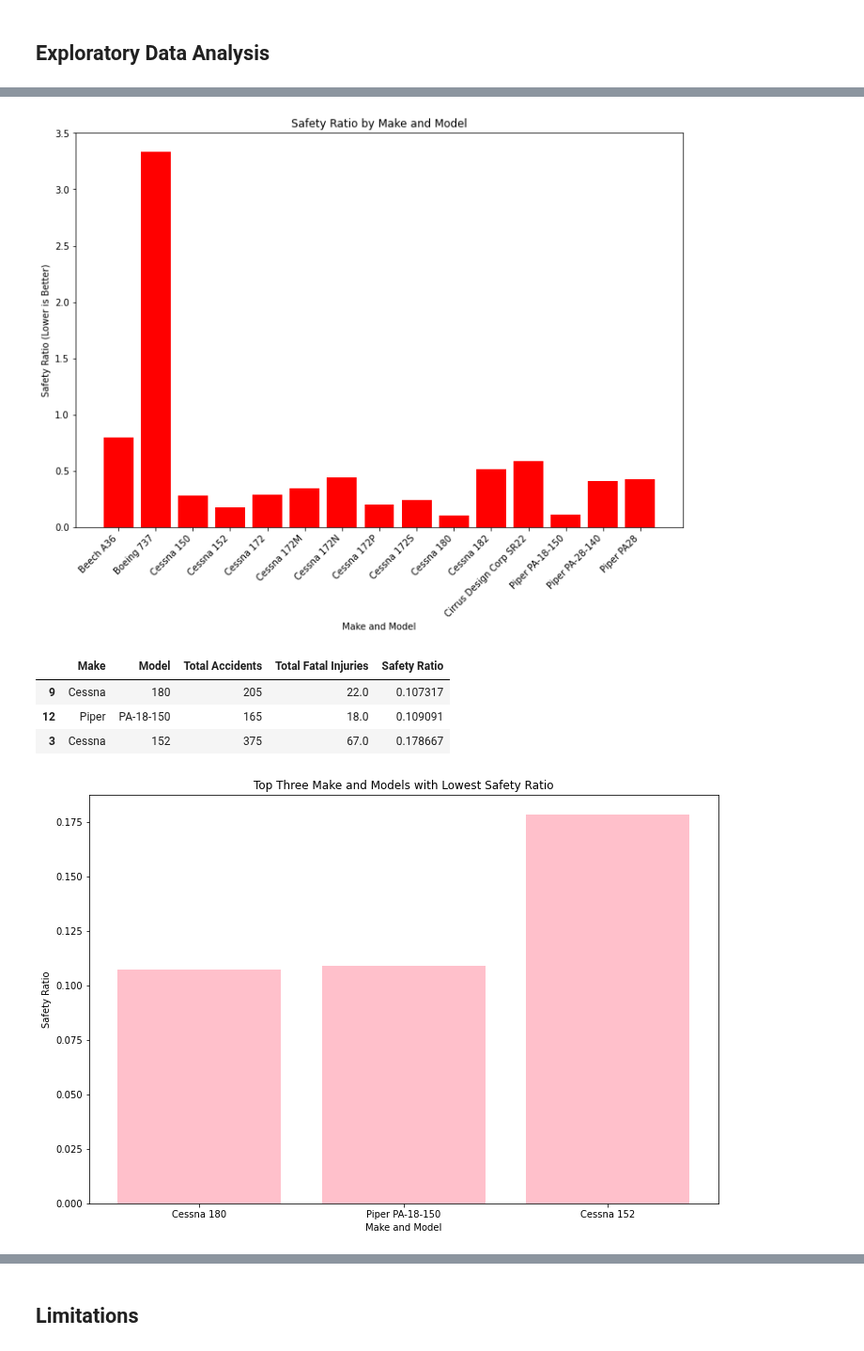
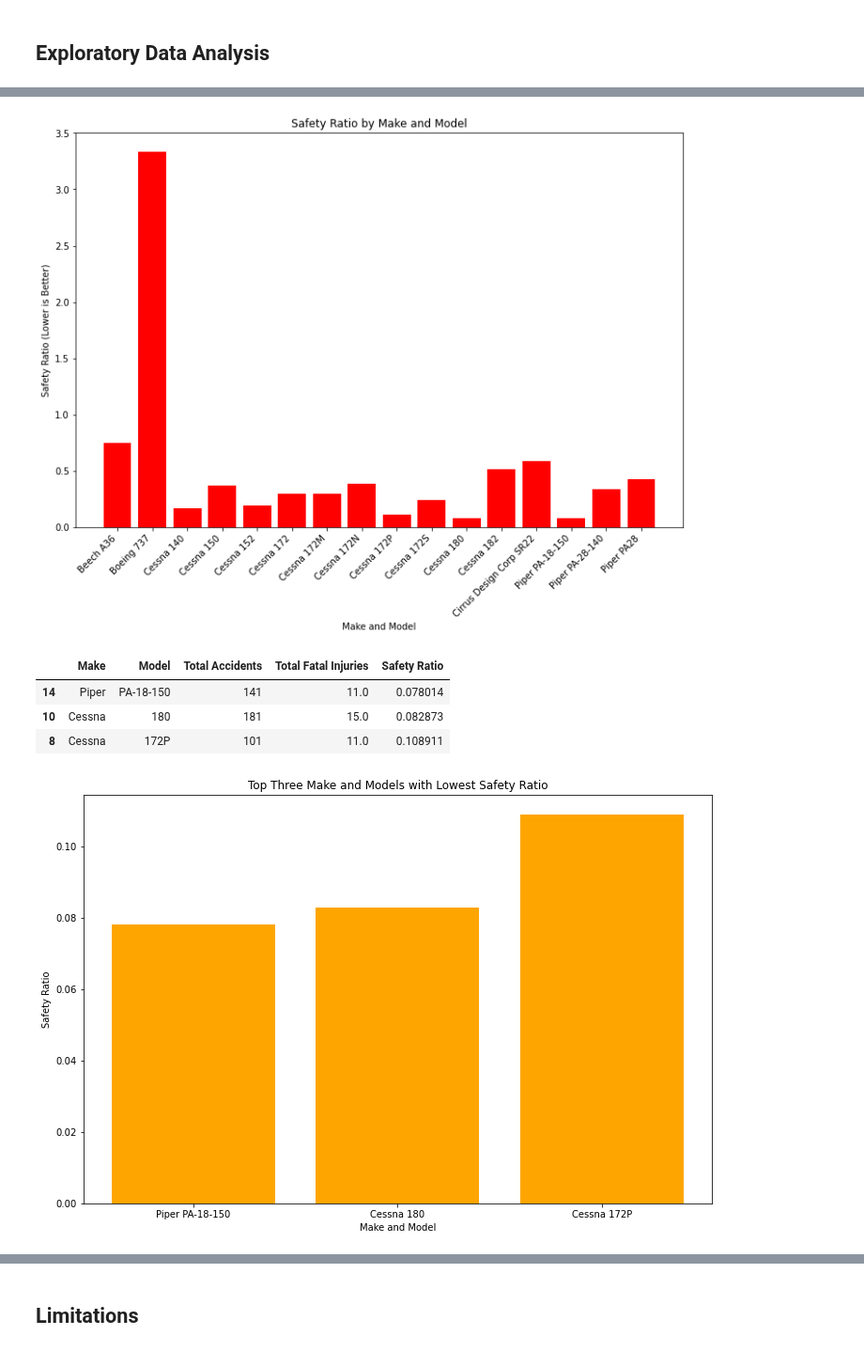
Before and after one commit to cjimenez1123/Aircraft-Risk-Analysis, a Jupyter notebook: Aircraft Analysis Notebook.ipynb, the cells around one changed output, grey strips where cells are left out. Shown at 94% size. Drawn from its saved outputs; the diff is of its cells as text; code cells hidden in the pictures.

```diff
--- a/Aircraft Analysis Notebook.ipynb
+++ b/Aircraft Analysis Notebook.ipynb
@@ -54,4 +50,13 @@ df_copy = df.copy()
 # %%
+# Creating a copy of df to work with
+df_copy = df.copy()
+
+# Changing 'Event.Date' format
+df_copy['Event.Date'] = pd.to_datetime(df_copy['Event.Date'])
+
+# Filtering rows with years 2000 or greater
+df_copy = df_copy[df_copy['Event.Date'].dt.year >= 2000]
+
 # Select rows with "Airplane" in 'Aircraft Category' column
 df_copy = df_copy.loc[df_copy['Aircraft.Category'] == 'Airplane']
 
@@ -118,7 +123,7 @@ Name: Make, Length: 3473, dtype: int64
 # %%
-# Taking the first 15 values in the 'Make' Column
+# Taking values with at least 100 make counts
 counts = new_df['Make'].value_counts()
-new_df = new_df[new_df['Make'].isin(counts[:15].index)]
+new_df = new_df[new_df['Make'].isin(counts[counts >= 100].index)]
 # %%
 new_df['Make'].value_counts()
 # %% [output]
@@ -140,8 +143,8 @@ Dehavilland             92
 Name: Make, dtype: int64
 # %%
-# Taking the first 15 values in the 'Model' Column
+# Taking values with at least 100 model counts
 model_counts = new_df['Model'].value_counts()
-new_df = new_df[new_df['Model'].isin(model_counts[:15].index)]
+new_df = new_df[new_df['Model'].isin(model_counts[model_counts >= 100].index)]
 # %%
 new_df['Model'].value_counts()
 # %% [output]
@@ -214,2 +223,5 @@ filtered_df
+# %%
+#Dropping Embraer since it does model does not follow >= 100 flights
+filtered_df = filtered_df[filtered_df['Make'] != 'Embraer']
 # %% [markdown]
 ## Exploratory Data Analysis
@@ -266,22 +257,23 @@ plt.ylabel('Safety Ratio (Lower is Better)')
 plt.title('Safety Ratio by Make and Model')
 plt.xticks(rotation=45, ha='right');
 # %% [output]
-[figure, old version]
+[figure, new version]
 # %%
 sorted_df = filtered_df.sort_values(by='Safety Ratio')
 top_three_safest = sorted_df.head(3)
 top_three_safest
 # %% [output]
 |  | Make | Model | Total Accidents | Total Fatal Injuries | Safety Ratio |
-| 9 | Cessna | 180 | 205 | 22.0 | 0.107317 |
-| 12 | Piper | PA-18-150 | 165 | 18.0 | 0.109091 |
-| 3 | Cessna | 152 | 375 | 67.0 | 0.178667 |
+| 14 | Piper | PA-18-150 | 141 | 11.0 | 0.078014 |
+| 10 | Cessna | 180 | 181 | 15.0 | 0.082873 |
+| 8 | Cessna | 172P | 101 | 11.0 | 0.108911 |
 # %%
+# Bar chart for Top 3 safest Make and model
 plt.figure(figsize=(12, 8))
-plt.bar(top_three_safest['Make'] + ' ' + top_three_safest['Model'], top_three_safest['Safety Ratio'], color='pink')
+plt.bar(top_three_safest['Make'] + ' ' + top_three_safest['Model'], top_three_safest['Safety Ratio'], color='orange')
 plt.xlabel('Make and Model')
 plt.ylabel('Safety Ratio')
 plt.title('Top Three Make and Models with Lowest Safety Ratio');
 # %% [output]
-[figure, old version]
+[figure, new version]
 # %% [markdown]
```
Also changed, not shown: parts of 19 cells of this notebook, 8 other files.
